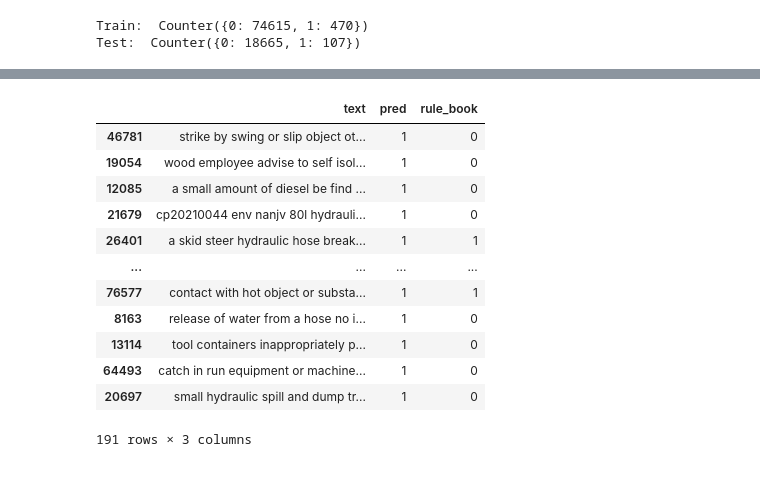
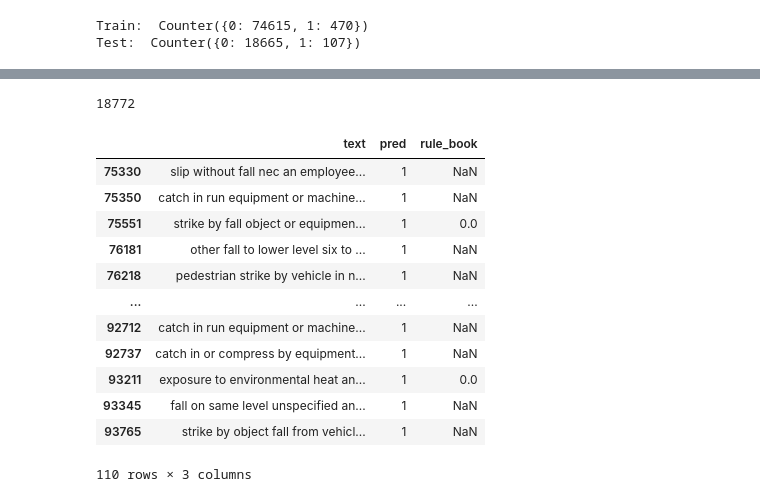
Before and after one commit to 3minuterecord/safety_report_topic_classification, a Jupyter notebook: safety_BiLSTM.ipynb, the cells around one changed output, grey strips where cells are left out. Saved outputs shown, nothing was run; the diff lists cells and outputs as text; code cells hidden in the pictures.

```diff
--- a/safety_BiLSTM.ipynb
+++ b/safety_BiLSTM.ipynb
@@ -300,0 +34,6 @@ df.to_csv(filename, index=False)
+# %%
+# Load data from a minority category of interest
+data_ref = '2209031206'
+fn = f'data/prepared/{data_ref}_prepared_data.csv'
+df = pd.read_csv(fn)
+df
@@ -386,6 +173,7 @@ def build_bilstm(word_index, embeddings_dict, nclasses,  MAX_SEQUENCE_LENGTH=500
             embedding_matrix[i] = embedding_vector
 
     # Add embedding layer
+    print('_words', len(word_index))
     model.add(Embedding(len(word_index) + 1,
                                 EMBEDDING_DIM,
                                 weights=[embedding_matrix],
@@ -402,6 +190,10 @@ def build_bilstm(word_index, embeddings_dict, nclasses,  MAX_SEQUENCE_LENGTH=500
         model.add(Dropout(dropout))
 
     model.add(Bidirectional(LSTM(lstm_node, recurrent_dropout=0.2)))
+
+    # Attention addition
+    #model.add(attention(return_sequences=True))
+
     model.add(Dropout(dropout))
 
     # Add the fully connected layer with 256 nuerons & Relu activation
@@ -413,5 +205,5 @@ def build_bilstm(word_index, embeddings_dict, nclasses,  MAX_SEQUENCE_LENGTH=500
     # Compile the model using sparse_categorical_crossentropy
     model.compile(loss='sparse_categorical_crossentropy',
                       optimizer='adam',
-                      metrics=['accuracy'])
+                      metrics=["categorical_accuracy"])
     return model
@@ -494,7 +278,7 @@ def plot_graphs(history, string):
 # Train the model
 history = model.fit(X_train_Glove, y_train,
                               validation_data=(X_test_Glove, y_test),
-                              epochs=5,
+                              epochs=4,
                               batch_size=128,
                               verbose=1)
 # %% [output]
@@ -754,26 +527,27 @@ print(metrics.classification_report(y_test, predicted))
 weighted avg       0.99      0.99      0.99     18772
 # %%
 # Deepdive into the results / take a closer look...
-tmp = pd.DataFrame(X_test, columns=['text'])
+tmp = pd.DataFrame(df['text'].iloc[len(X_train):], columns=['text'])
 tmp['pred'] = predicted
 tmp['rule_book'] = y_test
 
 # Dump results out for quick inspection in Excel (if required/desired)
 tmp.to_csv('/content/drive/MyDrive/Colab_Notebooks/safety_report_tc/output/my_tmp_out.csv')
 
 # Quick look at predicted positives
 tmp[tmp['pred']==1]
 # %% [output]
+18772
 |  | text | pred | rule_book |
-| 46781 | strike by swing or slip object ot... | 1 | 0 |
-| 19054 | wood employee advise to self isol... | 1 | 0 |
-| 12085 | a small amount of diesel be find ... | 1 | 0 |
-| 21679 | cp20210044 env nanjv 80l hydrauli... | 1 | 0 |
-| 26401 | a skid steer hydraulic hose break... | 1 | 1 |
+| 75330 | slip without fall nec an employee... | 1 | NaN |
+| 75350 | catch in run equipment or machine... | 1 | NaN |
+| 75551 | strike by fall object or equipmen... | 1 | 0.0 |
+| 76181 | other fall to lower level six to ... | 1 | NaN |
+| 76218 | pedestrian strike by vehicle in n... | 1 | NaN |
 | ... | ... | ... | ... |
-| 76577 | contact with hot object or substa... | 1 | 1 |
-| 8163 | release of water from a hose no i... | 1 | 0 |
-| 13114 | tool containers inappropriately p... | 1 | 0 |
-| 64493 | catch in run equipment or machine... | 1 | 0 |
-| 20697 | small hydraulic spill and dump tr... | 1 | 0 |
+| 92712 | catch in run equipment or machine... | 1 | NaN |
+| 92737 | catch in or compress by equipment... | 1 | NaN |
+| 93211 | exposure to environmental heat an... | 1 | 0.0 |
+| 93345 | fall on same level unspecified an... | 1 | NaN |
+| 93765 | strike by object fall from vehicl... | 1 | NaN |
-191 rows × 3 columns
+110 rows × 3 columns
```
Also changed, not shown: parts of 48 cells of this notebook, 10 other files.
